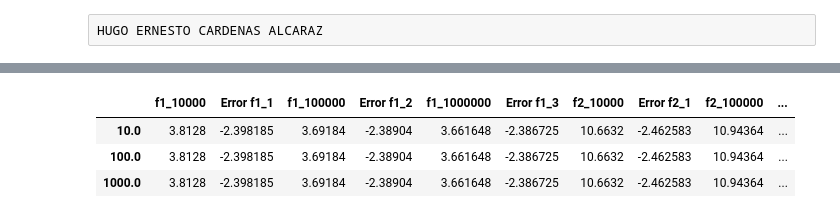
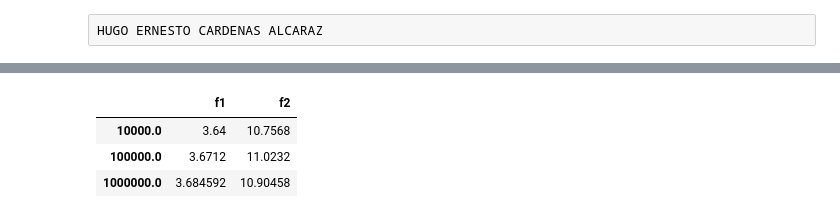
Before and after one commit to netonetomagneto/SM-NETO, a Jupyter notebook: A11 Ernesto.ipynb, the cells around one changed output, grey strips where cells are left out. Drawn from its saved outputs; the diff is of its cells as text; code cells hidden in the pictures.

```diff
--- a/A11 Ernesto.ipynb
+++ b/A11 Ernesto.ipynb
@@ -118,20 +118,24 @@ func1_1,func1_2,func1_3,func2_1,func2_2,func2_3
 # %%
 #errores func_1
+
+n_1=10000
+n_2=100000
+n_3=1000000
 AR1 = (bx-ax)*(by-ay)
 AR2 = (bx2-ax2)*(by2-ay2)
 Crel1_1 = np.sqrt((1 - func1_1/AR1)/(func1_1/AR1))
-Erel1_1 = np.log10(Crel1_1) - np.log10(n)/2
+Erel1_1 = np.log10(Crel1_1) - np.log10(n_1)/2
 Crel1_2 = np.sqrt((1 - func1_2/AR1)/(func1_2/AR1))
-Erel1_2 = np.log10(Crel1_2) - np.log10(n)/2
+Erel1_2 = np.log10(Crel1_2) - np.log10(n_2)/2
 Crel1_3 = np.sqrt((1 - func1_3/AR1)/(func1_3/AR1))
-Erel1_3 = np.log10(Crel1_3) - np.log10(n)/2
+Erel1_3 = np.log10(Crel1_3) - np.log10(n_3)/2
 
 #errores func_2
 Crel2_1 = np.sqrt((1 - func2_1/AR2)/(func2_1/AR2))
-Erel2_1 = np.log10(Crel2_1) - np.log10(n)/2
+Erel2_1 = np.log10(Crel2_1) - np.log10(n_1)/2
 Crel2_2 = np.sqrt((1 - func2_2/AR2)/(func2_2/AR2))
-Erel2_2 = np.log10(Crel2_2) - np.log10(n)/2
+Erel2_2 = np.log10(Crel2_2) - np.log10(n_2)/2
 Crel2_3 = np.sqrt((1 - func1_3/AR2)/(func1_3/AR2))
-Erel2_3 = np.log10(Crel2_3) - np.log10(n)/2
+Erel2_3 = np.log10(Crel2_3) - np.log10(n_3)/2
 Erel1_1,Erel1_2,Erel1_3,Erel2_1,Erel2_2,Erel2_3
 # %% [output]
@@ -144,22 +148,38 @@ Erel1_1,Erel1_2,Erel1_3,Erel2_1,Erel2_2,Erel2_3
 # %%
-N = np.logspace(1,3,3)
-tabla2 = pd.DataFrame(columns = ["f1_10000", "Error f1_1","f1_100000","Error f1_2","f1_1000000","Error f1_3","f2_10000","Error f2_1","f2_100000","Error f2_2","f2_1000000","Error f2_3"],index = N)
-for n in N:
-    tabla2["f1_10000"] = func1_1
-    tabla2["Error f1_1"] = Erel1_1
-    tabla2["f1_100000"] = func1_2
-    tabla2["Error f1_2"] = Erel1_2
-    tabla2["f1_1000000"] = func1_3
-    tabla2["Error f1_3"] = Erel1_3
-    tabla2["f2_10000"] = func2_1
-    tabla2["Error f2_1"] = Erel2_1
-    tabla2["f2_100000"] = func2_2
-    tabla2["Error f2_2"] = Erel2_2
-    tabla2["f2_1000000"] = func2_3
-    tabla2["Error f2_3"] = Erel2_3
-tabla2
+N = np.logspace(4,6,3)
+tabla2 = pd.DataFrame(columns = ["f1_1", "Error f1_1","f1_2","Error f1_2","f1_3","Error f1_3","f2_1","Error f2_1","f2_2","Error f2_2","f2_3","Error f2_3"],index = N)
+
+tabla2.loc[10000,"f1_1"] = func1_1
+tabla2.loc[10000,"Error f1_1"] = Erel1_1
+tabla2.loc[100000,"f1_2"] = func1_2
+tabla2.loc[100000,"Error f1_2"] = Erel1_2
+tabla2.loc[1000000,"f1_3"] = func1_3
+tabla2.loc[1000000,"Error f1_3"] = Erel1_3
+
+tabla2.loc[10000,"f2_1"] = func2_1
+tabla2.loc[10000,"Error f2_1"] = Erel2_1
+tabla2.loc[100000,"f2_2"] = func2_2
+tabla2.loc[100000,"Error f2_2"] = Erel2_2
+tabla2.loc[1000000,"f2_3"] = func2_3
+tabla2.loc[1000000,"Error f2_3"] = Erel2_3
+
+
+tabla3 = pd.DataFrame(columns = ["f1","f2","f1_error","f2_error"],index = N)
+
+tabla3.loc[10000,"f1"] = func1_1
+tabla3.loc[100000,"f1"] = func1_2
+tabla3.loc[1000000,"f1"] = func1_3
+
+tabla3.loc[10000,"f2"] = func2_1
+tabla3.loc[100000,"f2"] = func2_2
+tabla3.loc[1000000,"f2"] = func2_3
+tabla3.loc[10000,"f1_error"] = Erel1_1
+tabla3.loc[100000,"f1_error"] = Erel1_1
+tabla3.loc[1000000,"f1_error"] = Erel1_1
+
+tabla3
 # %% [output]
-|  | f1_10000 | Error f1_1 | f1_100000 | Error f1_2 | f1_1000000 | Error f1_3 | f2_10000 | Error f2_1 | f2_100000 | ... |
-| 10.0 | 3.8128 | -2.398185 | 3.69184 | -2.38904 | 3.661648 | -2.386725 | 10.6632 | -2.462583 | 10.94364 | ... |
-| 100.0 | 3.8128 | -2.398185 | 3.69184 | -2.38904 | 3.661648 | -2.386725 | 10.6632 | -2.462583 | 10.94364 | ... |
-| 1000.0 | 3.8128 | -2.398185 | 3.69184 | -2.38904 | 3.661648 | -2.386725 | 10.6632 | -2.462583 | 10.94364 | ... |
+|  | f1 | f2 |
+| 10000.0 | 3.64 | 10.7568 |
+| 100000.0 | 3.6712 | 11.0232 |
+| 1000000.0 | 3.684592 | 10.90458 |
```
Also changed, not shown: parts of 7 cells of this notebook.
